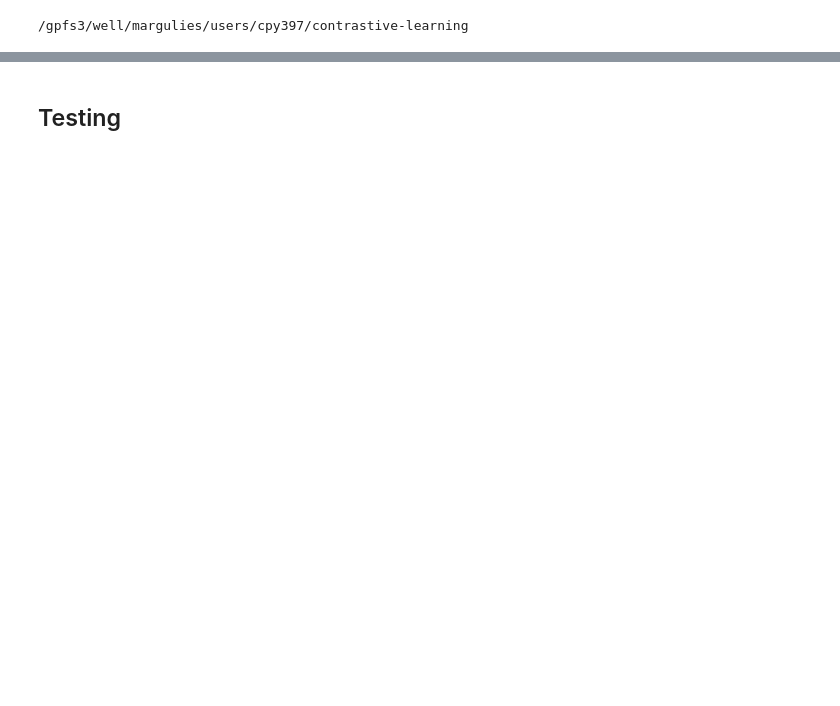
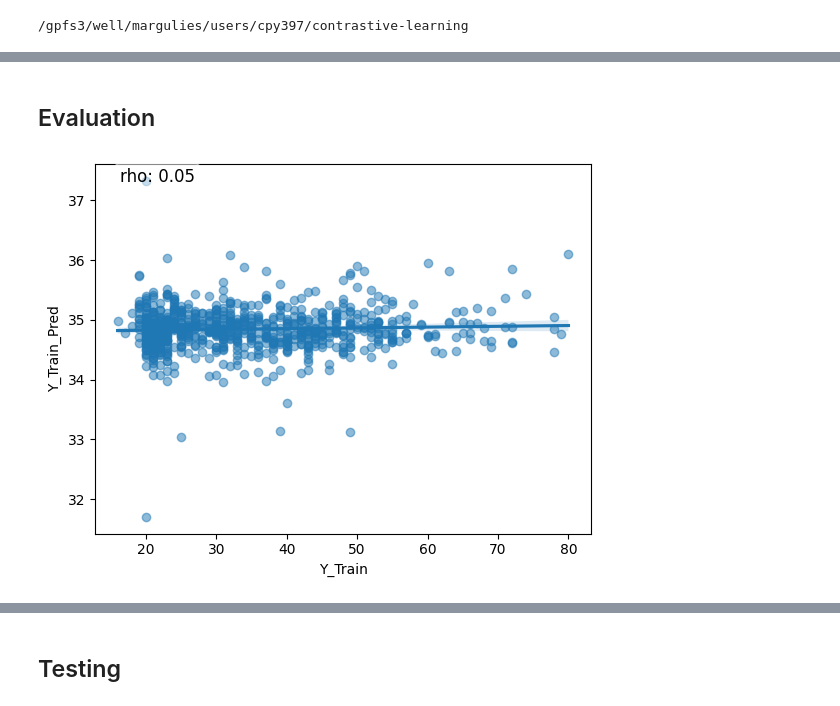
Before and after one commit to victoris93/contrastive-reg, a Jupyter notebook: barbano_aug.ipynb, the cells around one changed output, grey strips where cells are left out. Drawn from its saved outputs; the diff is of its cells as text; code cells hidden in the pictures; blank space fills up the shorter version.

```diff
--- a/barbano_aug.ipynb
+++ b/barbano_aug.ipynb
@@ -478,0 +473,2 @@ Training target estimator
+# %% [markdown]
+## Evaluation
@@ -478,0 +548,17 @@ Training target estimator
+# %%
+age_train, age_test, age_pred_train, age_pred_test = estimate_age(model, std_train_loader, std_test_loader, device)
+
+X_train, y_train = gather_feats_targets(model, std_train_loader, device)
+X_test, y_test = gather_feats_targets(model, std_test_loader, device)
+
+df_train = pd.DataFrame({"Y_Train":age_train, "Y_Train_Pred":age_pred_train})
+df_test = pd.DataFrame({"Y_Test": age_test, "Y_Test_Pred":age_pred_test})
+# %%
+
+corr, _ = pearsonr(df_train['Y_Train'], df_train['Y_Train_Pred'])
+corr_text = f'rho: {corr:.2f}'
+sns.regplot(x='Y_Train', y='Y_Train_Pred', data=df_train, scatter_kws={'alpha':0.5})
+plt.annotate(corr_text, xy=(0.05, 0.95), xycoords='axes fraction', fontsize=12, bbox=dict(boxstyle="round", alpha=0.5, color='w'))
+plt.show()
+# %% [output]
+[figure, added]
```
Also changed, not shown: parts of 13 cells of this notebook.
